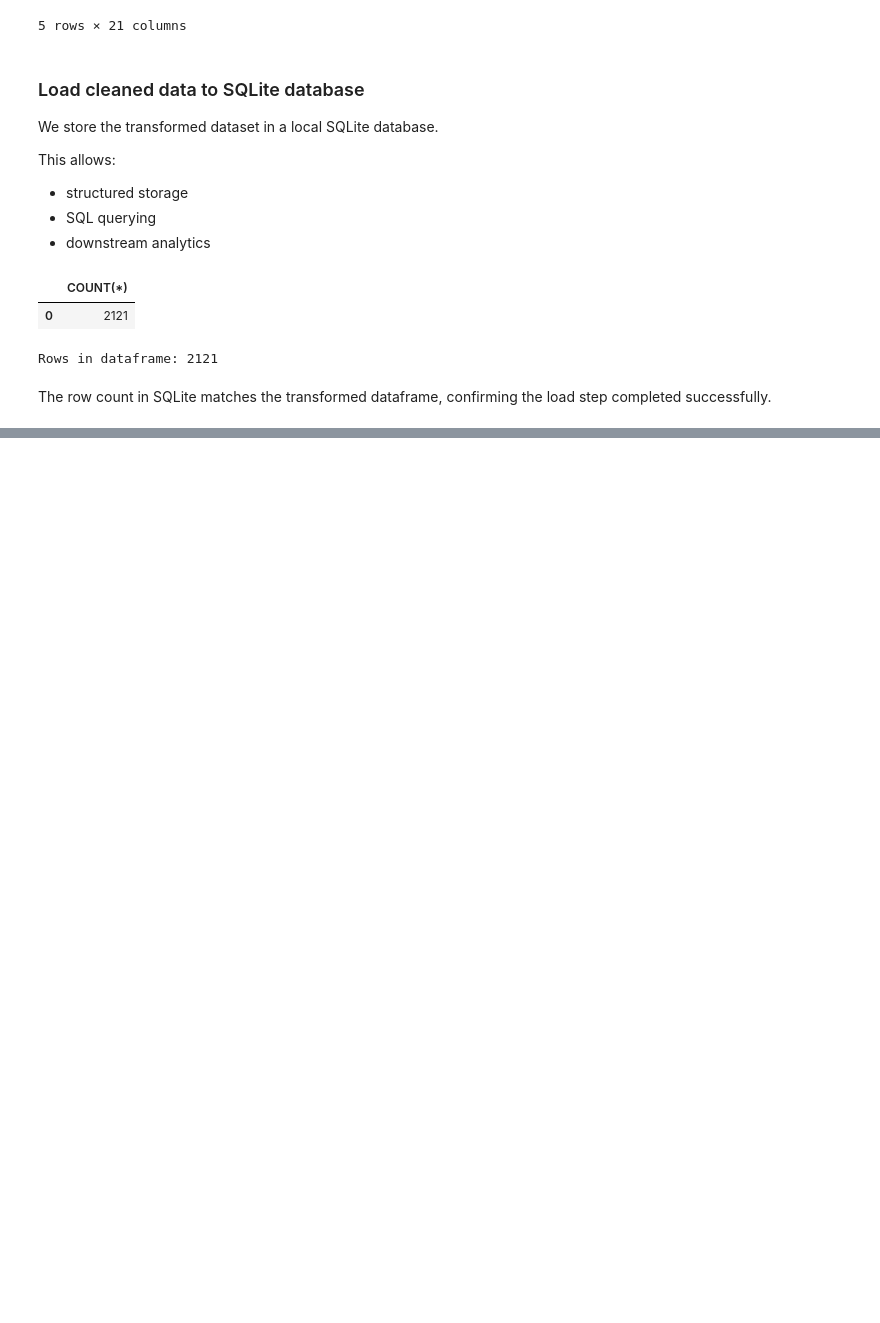
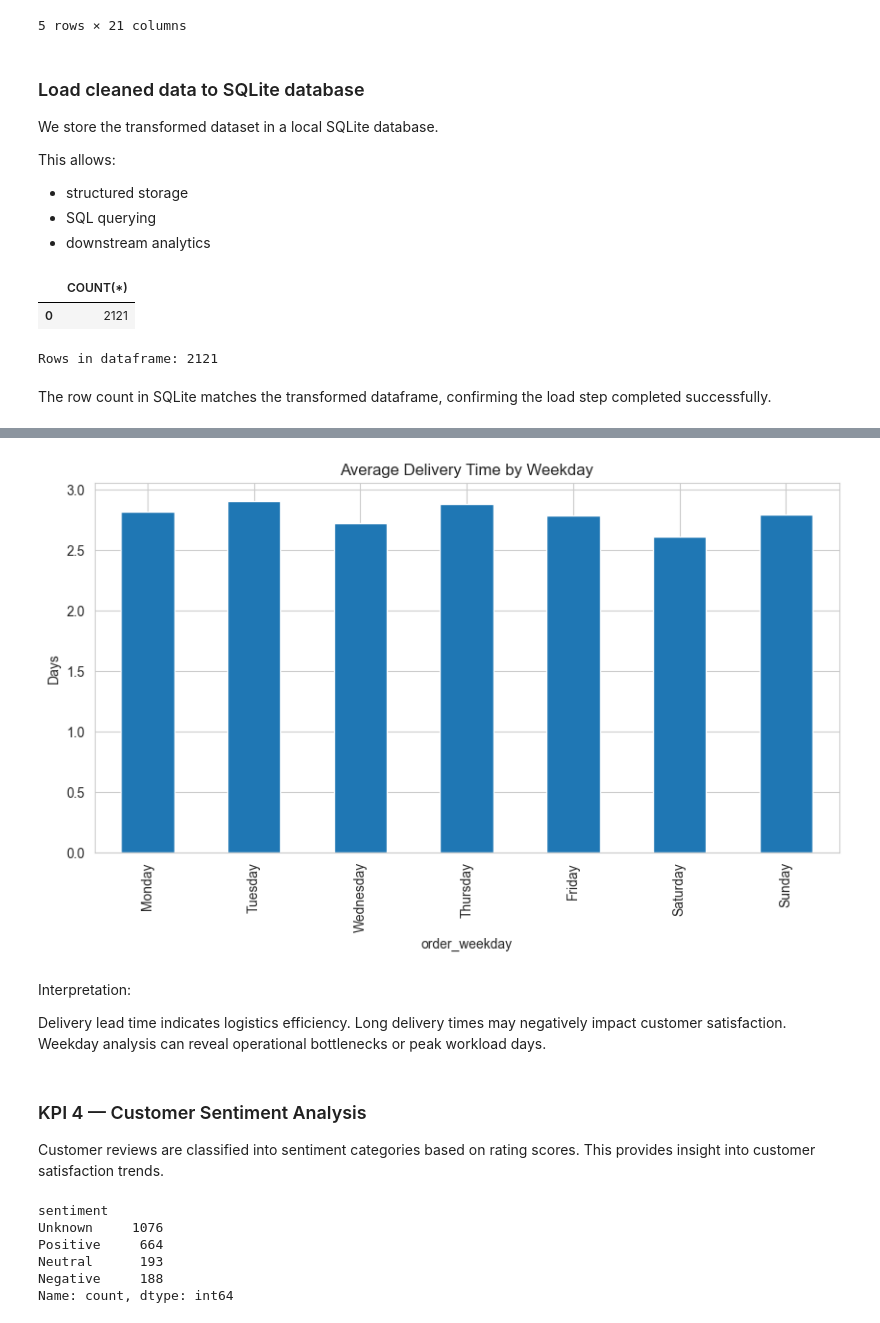
Before and after one commit to arnisa-code/NordTech-Project, a Jupyter notebook: notebooks/01_nordtech_eda.ipynb, the cells around one changed output, grey strips where cells are left out. Cells and saved outputs as stored; diff of their text form; code cells hidden in the pictures; blank space fills up the shorter version.

```diff
--- a/notebooks/01_nordtech_eda.ipynb
+++ b/notebooks/01_nordtech_eda.ipynb
@@ -314,0 +582,31 @@ The row count in SQLite matches the transformed dataframe, confirming the load s
+# %%
+delivery_by_weekday = (
+    df.groupby("order_weekday")["lead_time_days"]
+    .mean()
+    .reindex([
+        "Monday","Tuesday","Wednesday",
+        "Thursday","Friday","Saturday","Sunday"
+    ])
+)
+
+plt.figure(figsize=(10,5))
+
+delivery_by_weekday.plot(kind="bar")
+
+plt.title("Average Delivery Time by Weekday")
+plt.ylabel("Days")
+
+plt.show()
+# %% [output]
+[figure, added]
+# %% [markdown]
+Interpretation:
+
+Delivery lead time indicates logistics efficiency.
+Long delivery times may negatively impact customer satisfaction.
+Weekday analysis can reveal operational bottlenecks or peak workload days.
+# %% [markdown]
+### KPI 4 — Customer Sentiment Analysis
+
+Customer reviews are classified into sentiment categories based on rating scores.
+This provides insight into customer satisfaction trends.
@@ -314,0 +625,11 @@ The row count in SQLite matches the transformed dataframe, confirming the load s
+# %%
+sentiment_counts = df["sentiment"].value_counts()
+
+print(sentiment_counts)
+# %% [output]
+sentiment
+Unknown     1076
+Positive     664
+Neutral      193
+Negative     188
+Name: count, dtype: int64
```
Also changed, not shown: parts of 32 cells of this notebook, 1 other file.
